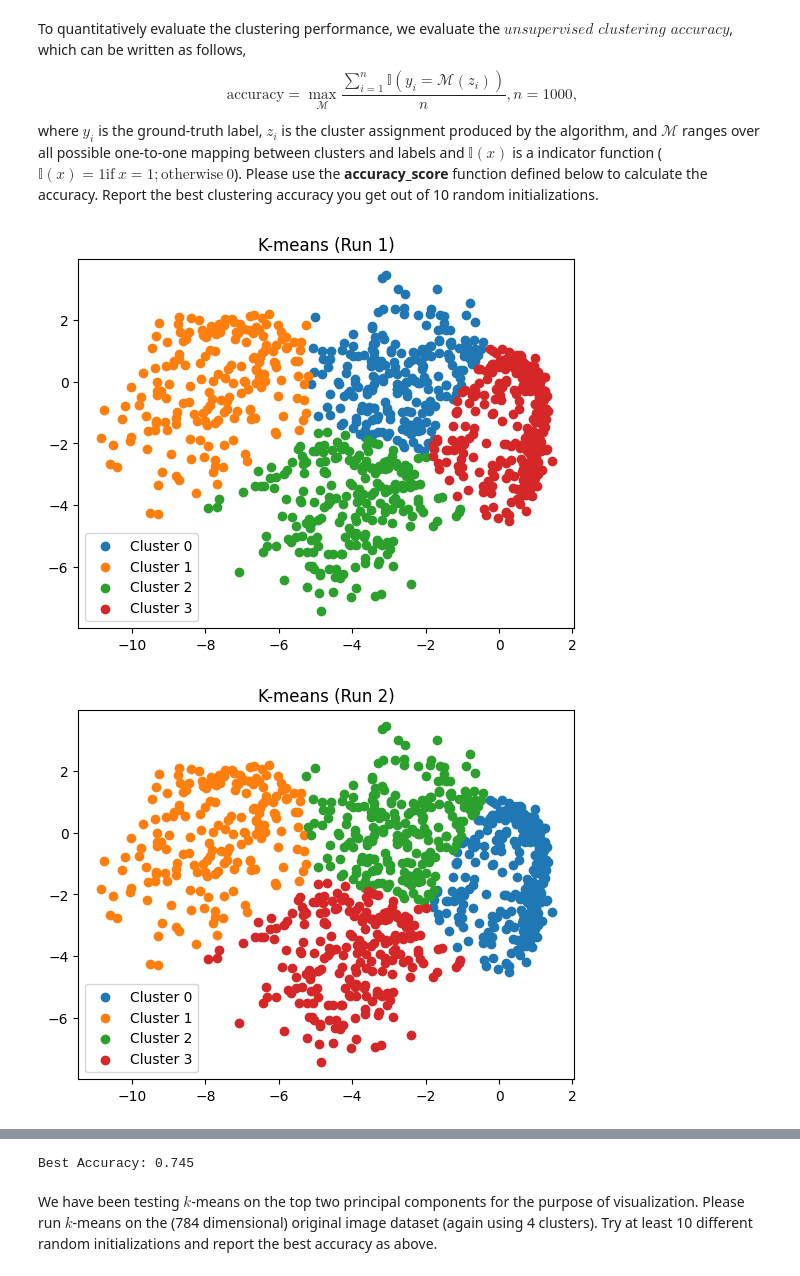
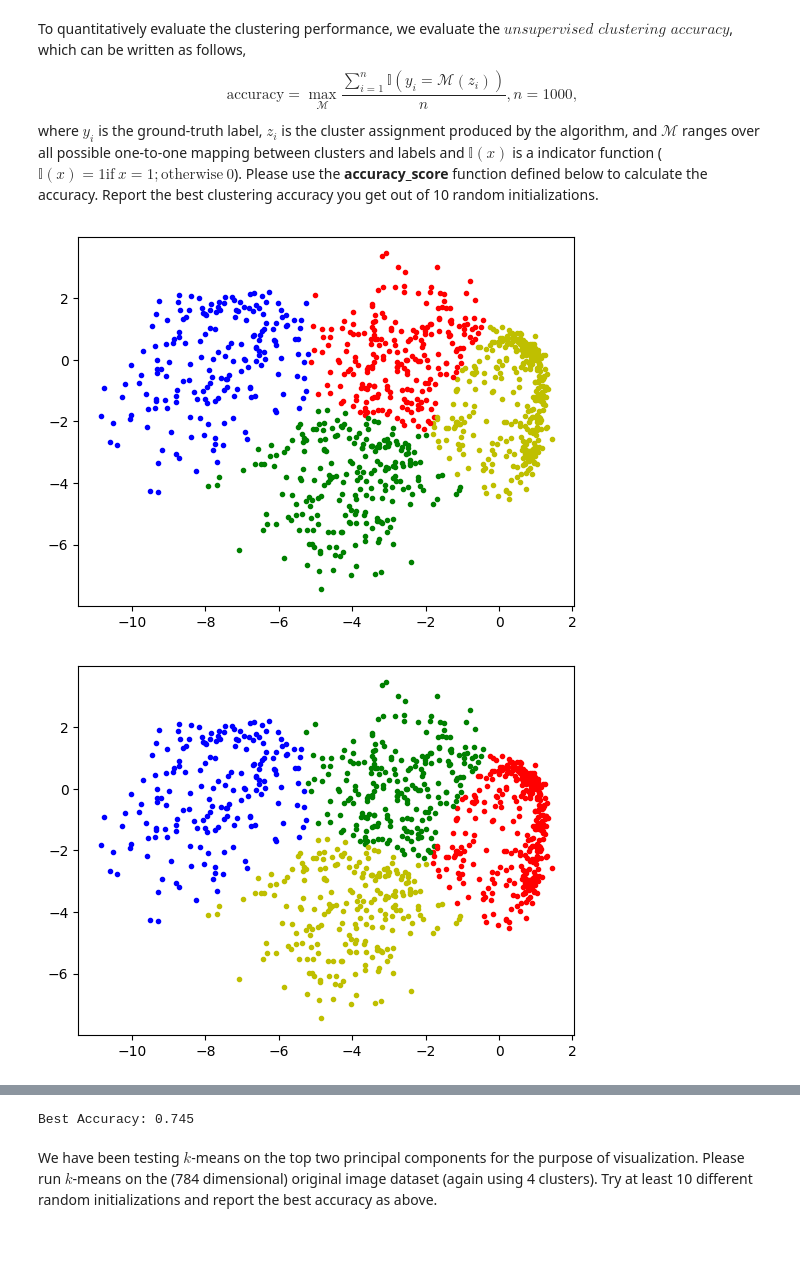
Before and after one commit to laurenesco/machine-learning, a Jupyter notebook: 05-homework-5/hw5-programming-worked-out.ipynb, the cells around one changed output, grey strips where cells are left out. Drawn from its saved outputs; the diff is of its cells as text; code cells hidden in the pictures; blank space fills up the shorter version.

```diff
--- a/05-homework-5/hw5-programming-worked-out.ipynb
+++ b/05-homework-5/hw5-programming-worked-out.ipynb
@@ -143,31 +143,25 @@ def accuracy_score(y_true, y_pred):
 # %%
 best_accuracy = 0
 best_labels = None
 
 # run kmeans 10 times with different random initializations
 for run in range(10):
     # run kmeans with current random state
     labels = kmeans(X2d, k=4, max_iter=500, random_state=run)
 
     # plot the clustering result
-    plt.figure()
-    for cluster_id in range(4):  # Assuming 4 clusters
-        cluster_points = X2d[labels == cluster_id]
-        plt.scatter(cluster_points[:, 0], cluster_points[:, 1], label=f'Cluster {cluster_id}')
-    plt.title(f'K-means (Run {run + 1})')
-    plt.legend()
-    plt.show()
+    plot_with_colors(X2d, labels)
 
     # calculate accuracy using accuracy_score
     accuracy = accuracy_score(y, labels)
 
     # track the best accuracy and labels
     if accuracy > best_accuracy:
         best_accuracy = accuracy
         best_labels = labels
 
 # output the best clustering accuracy achieved
 print(f'Best Accuracy: {best_accuracy}')
 # %% [output]
-[figure, old version]
+[figure, new version]
-[figure, old version]
+[figure, new version]
```
Also changed, not shown: parts of 1 cell of this notebook, 2 other files.
